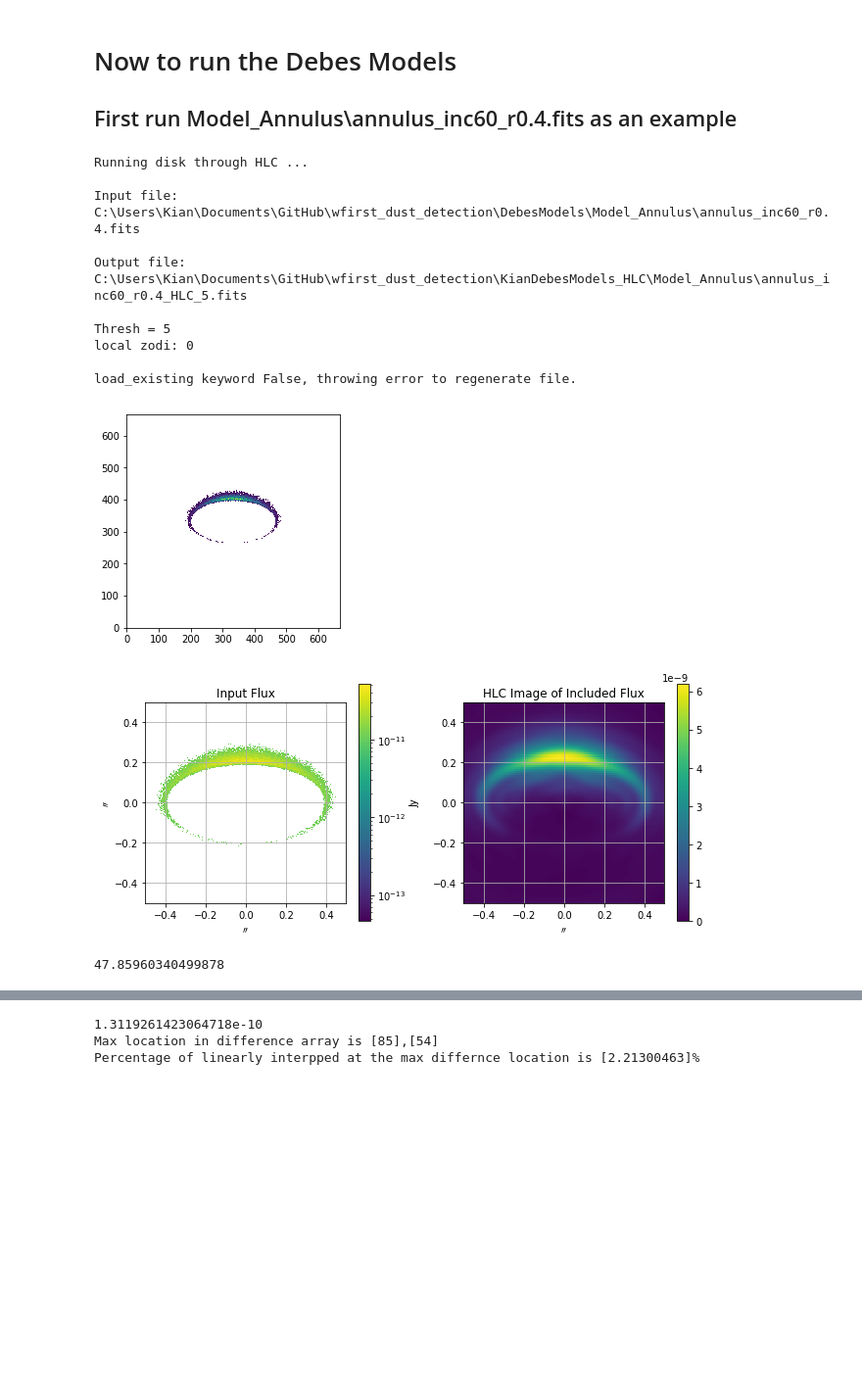
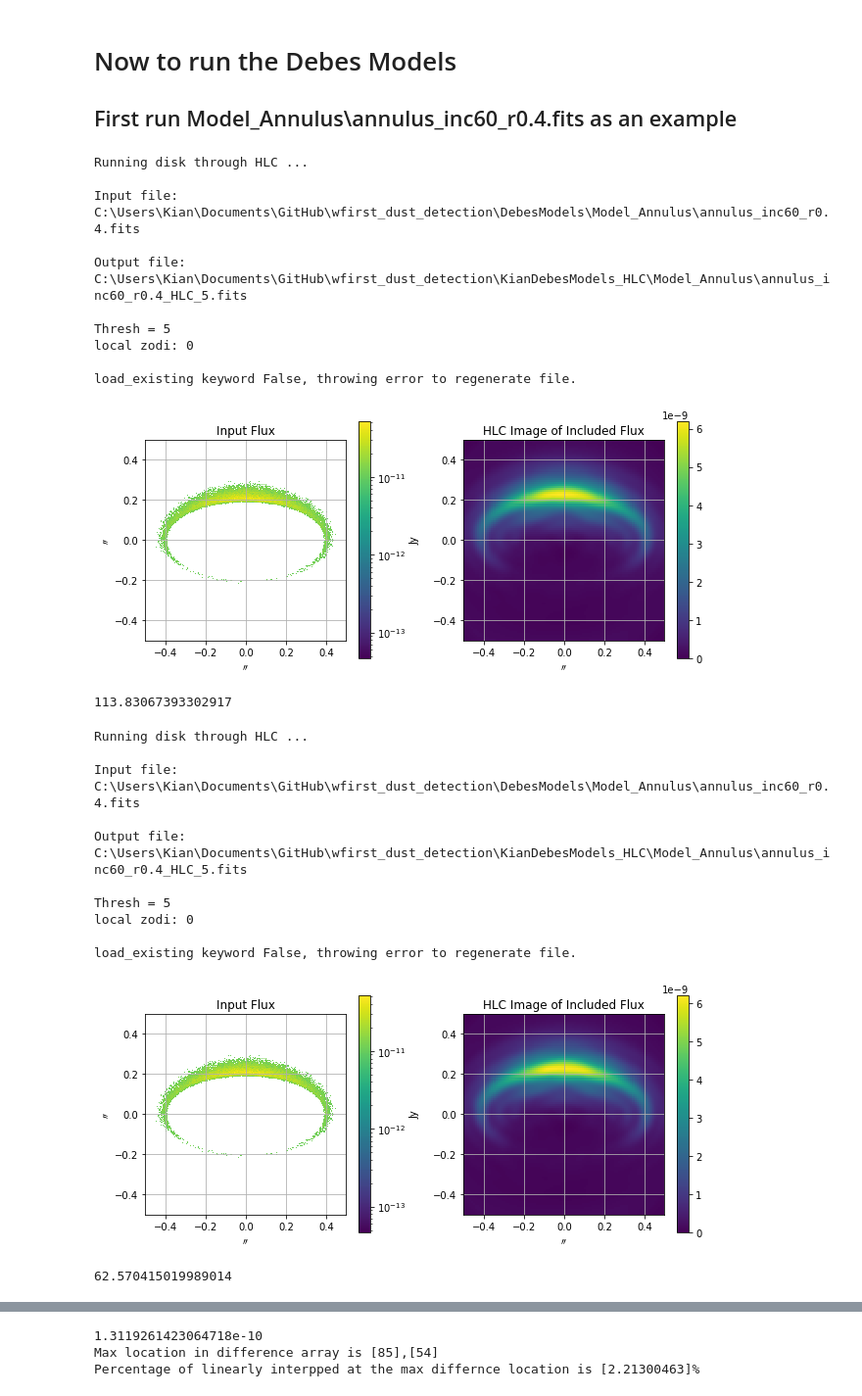
Before and after one commit to kian1377/kians_wfirst_dust_detection, a Jupyter notebook: ProcessInputScenes_CGI_HLC.ipynb, the cells around one changed output, grey strips where cells are left out. Shown at 98% size. Saved outputs shown, nothing was run; the diff lists cells and outputs as text; code cells hidden in the pictures; blank space fills up the shorter version.

```diff
--- a/ProcessInputScenes_CGI_HLC.ipynb
+++ b/ProcessInputScenes_CGI_HLC.ipynb
@@ -497,42 +492,80 @@ The percent difference from the linear interpolation is [0.54867506]%
 # Now to run the Debes Models
 
 ## First run Model_Annulus\annulus_inc60_r0.4.fits as an example
+# %%
+# Run it using linear first
+reload(disk_processing)
+
+thresh = 5
+
+fitsfile = my_home_dir + "\DebesModels\\" + "Model_Annulus\\" + "annulus_inc60_r0.4.fits"
+
+start_time = time.time()
+
+im,zodi,outfits = disk_processing.disk_through_hlc(fitsfile,
+                                                   my_interpolating_function,
+                                                   xmas,
+                                                   HLC_plate_scale_AS,
+                                                   n = 128,
+                                                   thresh=5,
+                                                   display=True)
+
+fits.writeto(outfits, im, overwrite = True)
+
+end_time = time.time()
+print(end_time-start_time)
+# %% [output]
+Running disk through HLC ...
+
+Input file:
+C:\Users\Kian\Documents\GitHub\wfirst_dust_detection\DebesModels\Model_Annulus\annulus_inc60_r0.4.fits
+
+Output file:
+C:\Users\Kian\Documents\GitHub\wfirst_dust_detection\KianDebesModels_HLC\Model_Annulus\annulus_inc60_r0.4_HLC_5.fits
+
+Thresh = 5
+local zodi: 0
+
+load_existing keyword False, throwing error to regenerate file.
+[figure, added]
+113.83067393302917
 # %%
+# Now run it using nearest
 reload(disk_processing)
 
 thresh = 5
 
 fitsfile = my_home_dir + "\DebesModels\\" + "Model_Annulus\\" + "annulus_inc60_r0.4.fits"
 
 start_time = time.time()
 
 im,zodi,outfits = disk_processing.disk_through_hlc(fitsfile,
-                                                   my_interpolating_function,
+                                                   my_interpolating_function_n,
                                                    xmas,
                                                    HLC_plate_scale_AS,
+                                                   n=128,
                                                    thresh=5,
                                                    display=True)
 
 fitsfile_parts = fitsfile.split("\\")
-outfits = my_home_dir + "\KianDebesModels_HLC\\" + fitsfile_parts[-2] + "\\" + fitsfile_parts[-1][:-5] + "_HLC_" + str(thresh) + '_linear.fits'
+outfits = my_home_dir + "\KianDebesModels_HLC\\" + fitsfile_parts[-2] + "\\" + fitsfile_parts[-1][:-5] + "_HLC_" + str(thresh) + '_nearest.fits'
 
 fits.writeto(outfits, im, overwrite = True)
 
 end_time = time.time()
 print(end_time-start_time)
 # %% [output]
 Running disk through HLC ...
 
 Input file:
 C:\Users\Kian\Documents\GitHub\wfirst_dust_detection\DebesModels\Model_Annulus\annulus_inc60_r0.4.fits
 
 Output file:
 C:\Users\Kian\Documents\GitHub\wfirst_dust_detection\KianDebesModels_HLC\Model_Annulus\annulus_inc60_r0.4_HLC_5.fits
 
 Thresh = 5
 local zodi: 0
 
 load_existing keyword False, throwing error to regenerate file.
-[figure, old version]
+[figure, new version]
-[figure, removed]
-47.85960340499878
+62.570415019989014
```
Also changed, not shown: parts of 11 cells of this notebook, 1 other file.
